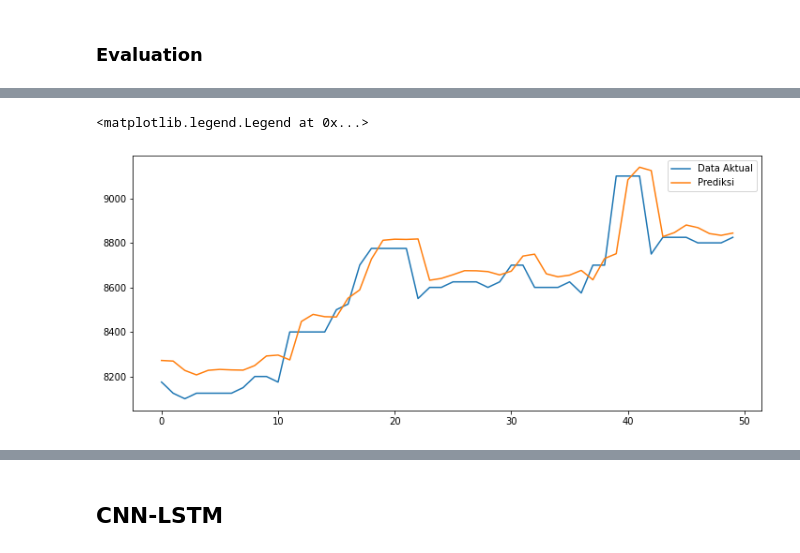
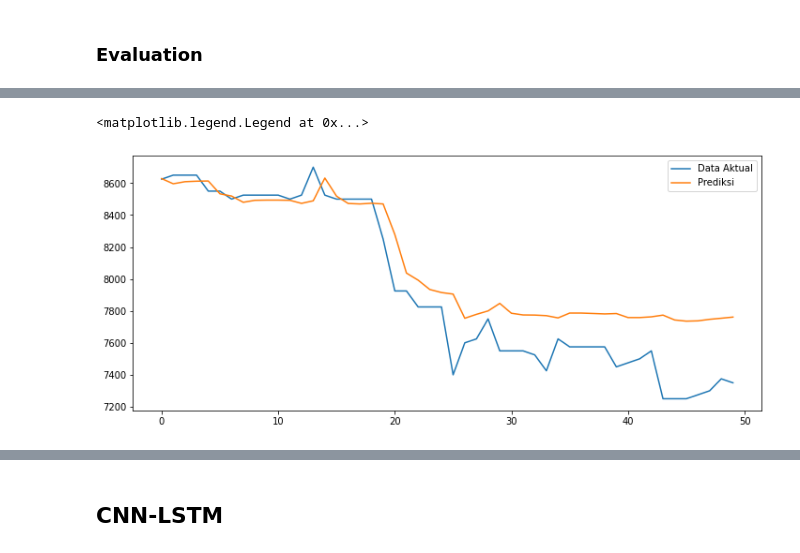
Before and after one commit to IrfanChairurrachman/bachelor-thesis, a Jupyter notebook: TA.ipynb, the cells around one changed output, grey strips where cells are left out. Cells and saved outputs as stored; diff of their text form; code cells hidden in the pictures.

```diff
--- a/TA.ipynb
+++ b/TA.ipynb
@@ -549,0 +548,12 @@ stop_early = tf.keras.callbacks.EarlyStopping(monitor='val_loss', patience=5)
+# %%
+tuner = kt.RandomSearch(model_builder,
+                     objective='val_loss',
+                     max_trials=15,
+                     seed=42,
+                     executions_per_trial=2,
+                     directory='icbp',
+                     project_name='vanilla-lstm'
+                    # # FOR TRAIN ONLY
+                    #  overwrite=True
+                    # # --------------
+                     )
@@ -550,18 +569,4 @@ stop_early = tf.keras.callbacks.EarlyStopping(monitor='val_loss', patience=5)
 # %%
-tuner = kt.RandomSearch(model_builder,
-                     objective='val_loss',
-                     max_trials=10,
-                     seed=42,
-                     executions_per_trial=2,
-                     directory='icbp',
-                     project_name='vanilla-lstm'
-                    # # FOR TRAIN ONLY
-                    #  overwrite=True
-                    # # --------------
-                     )
-
-tuner.search(X_train, y_train, epochs=50, validation_split=0.2)
-
 # Get the optimal hyperparameters
 best_hps=tuner.get_best_hyperparameters(num_trials=1)[0]
 
@@ -619,10 +618,2 @@ Trainable params: 420,161
 Non-trainable params: 0
 _________________________________________________________________
-# %%
-lstm = Sequential()
-lstm.add(LSTM(4, input_shape=(1, 7)))
-lstm.add(Dense(1))
-
-lstm.compile(loss='mae', optimizer='adam')
-
-lstm.summary()
@@ -643,6 +620,5 @@ _________________________________________________________________
 # %%
 historylstm = lstm.fit(X_train, y_train,
-                       batch_size=1,
                        epochs=50,
                        validation_data=(X_test, y_test),
                        verbose=2)
@@ -698,8 +682,8 @@ metrics_evaluation_regression(test_y[0], test_predict)
 # %%
 plt.figure(figsize=(12,5))
-plt.plot(train_y[0][:50])
-plt.plot(train_predict[:50])
+plt.plot(test_y[0][-50:])
+plt.plot(test_predict[-50:])
 plt.legend(['Data Aktual', 'Prediksi'])
 # %% [output]
 <matplotlib.legend.Legend at 0x...>
-[figure, old version]
+[figure, new version]
```
Also changed, not shown: parts of 29 cells of this notebook.
